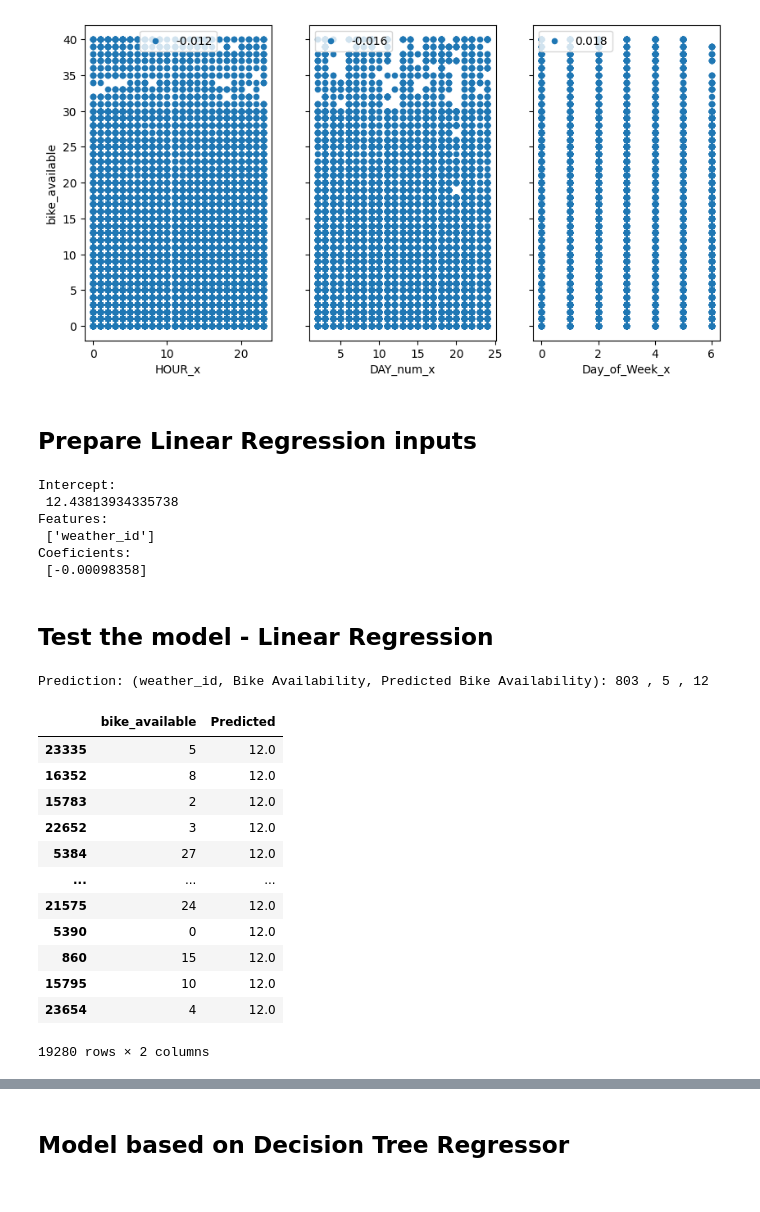
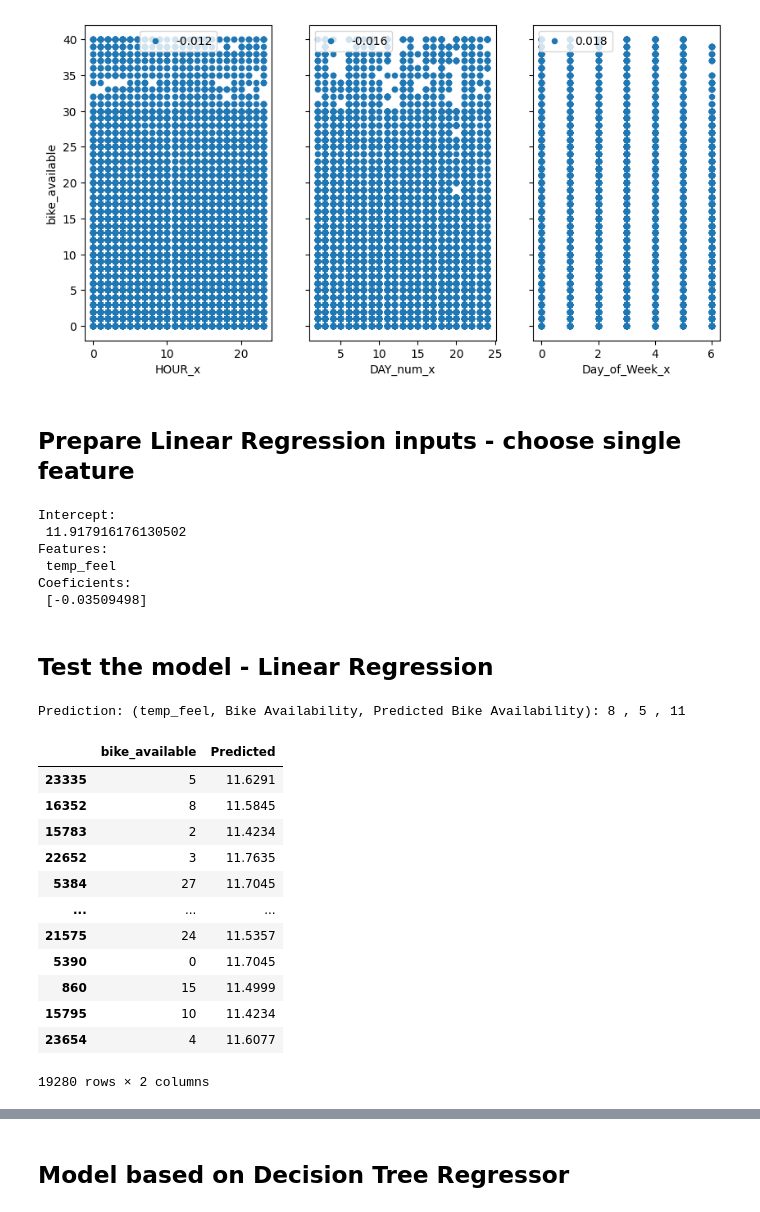
Before and after one commit to ddrangers/Dublin-Bikes-Helper, a Jupyter notebook: MachineLearn_DBH/db_ml_1.ipynb, the cells around one changed output, grey strips where cells are left out. Drawn from its saved outputs; the diff is of its cells as text; code cells hidden in the pictures.

```diff
--- a/MachineLearn_DBH/db_ml_1.ipynb
+++ b/MachineLearn_DBH/db_ml_1.ipynb
@@ -277,7 +170,7 @@ if req == 'b' or req == 'B' or req == 'p' or req == 'P' or req == 'bike' or req
     month_num = 3
 
     #Day of the week
-    day_num = 5 #int(input("Enter Day Number (1 = Mon, 2 = Tues, 3 = Wed etc): "))
+    day_num = 4 #int(input("Enter Day Number (1 = Mon, 2 = Tues, 3 = Wed etc): "))
 
     #Hour
     hour_num = 12
@@ -333,3 +227,6 @@ dfw["temp_feel"] = dfw["temp_feel"]-273.15
 dfw["weather_main"].unique()
 # %% [output]
 array(['Clouds', 'Rain', 'Snow', 'Clear', 'Drizzle'], dtype=object)
+# %%
+dfw['temp_check'] = (dfw['temp']==0)
+dfw["temp"].loc[dfw['temp_check']]
@@ -336,6 +235,6 @@ array(['Clouds', 'Rain', 'Snow', 'Clear', 'Drizzle'], dtype=object)
 # %%
 #Create new column putting numerical values to weather_main
-dfw['weather_main'].replace(['Clouds', 'Rain','Snow','Clear','Drizzle'],[1, 2,3,4,5], inplace=True)
+dfw['weather_main'].replace(['Clouds', 'Rain','Snow','Clear','Drizzle'],[3, 4,5,1,2], inplace=True)
 dfw["weather_main"].unique()
 # %% [output]
 array([1, 2, 3, 4, 5], dtype=int64)
@@ -561,9 +461,10 @@ bikes.plot(kind='scatter', x='Day_of_Week_x', y='bike_available', label="%.3f" %
 <Axes: xlabel='Day_of_Week_x', ylabel='bike_available'>
 [figure]
 # %% [markdown]
-## Prepare Linear Regression inputs
+## Prepare Linear Regression inputs - choose single feature
 # %%
-feature = 'weather_id'
+features = ['weather_main','clouds','temp', 'weather_id', 'wind_speed','temp_feel']
+feature = 'temp_feel'
 X = bikes[[feature]]
 y = bikes['bike_available']
 
@@ -572,35 +473,35 @@ linreg.fit(X, y)
 
 # Print the estimated linear regression coefficients.
 print("\nIntercept: \n", linreg.intercept_)
-print("Features: \n", features)
+print("Features: \n", feature)
 print("Coeficients: \n", linreg.coef_)
 # %% [output]
 Intercept:
- 12.43813934335738
+ 11.917916176130502
 Features:
- ['weather_id']
+ temp_feel
 Coeficients:
- [-0.00098358]
+ [-0.03509498]
 # %% [markdown]
 ## Test the model - Linear Regression
 # %%
-# Predicted scores for each example.
-linreg_predictions = linreg.predict(X[[f]]).round(0)
-print(f"\nPrediction: ({f}, Bike Availability, Predicted Bike Availability): {int(X[f].values[0])} , {y.values[0]} , {int(linreg_predictions[0])}")
+# Predicted scores
+linreg_predictions = linreg.predict(X).round(4)
+print(f"\nPrediction: ({feature}, Bike Availability, Predicted Bike Availability): {int(X.values[0])} , {y.values[0]} , {int(linreg_predictions[0])}")
 actual_vs_predicted = pd.concat([y, pd.DataFrame(linreg_predictions, columns=['Predicted'], index=y.index)], axis=1)
 actual_vs_predicted
 # %% [output]
-Prediction: (weather_id, Bike Availability, Predicted Bike Availability): 803 , 5 , 12
+Prediction: (temp_feel, Bike Availability, Predicted Bike Availability): 8 , 5 , 11
 |  | bike_available | Predicted |
-| 23335 | 5 | 12.0 |
-| 16352 | 8 | 12.0 |
-| 15783 | 2 | 12.0 |
-| 22652 | 3 | 12.0 |
-| 5384 | 27 | 12.0 |
+| 23335 | 5 | 11.6291 |
+| 16352 | 8 | 11.5845 |
+| 15783 | 2 | 11.4234 |
+| 22652 | 3 | 11.7635 |
+| 5384 | 27 | 11.7045 |
 | ... | ... | ... |
-| 21575 | 24 | 12.0 |
-| 5390 | 0 | 12.0 |
-| 860 | 15 | 12.0 |
-| 15795 | 10 | 12.0 |
-| 23654 | 4 | 12.0 |
+| 21575 | 24 | 11.5357 |
+| 5390 | 0 | 11.7045 |
+| 860 | 15 | 11.4999 |
+| 15795 | 10 | 11.4234 |
+| 23654 | 4 | 11.6077 |
 19280 rows × 2 columns
```
Also changed, not shown: parts of 64 cells of this notebook.
